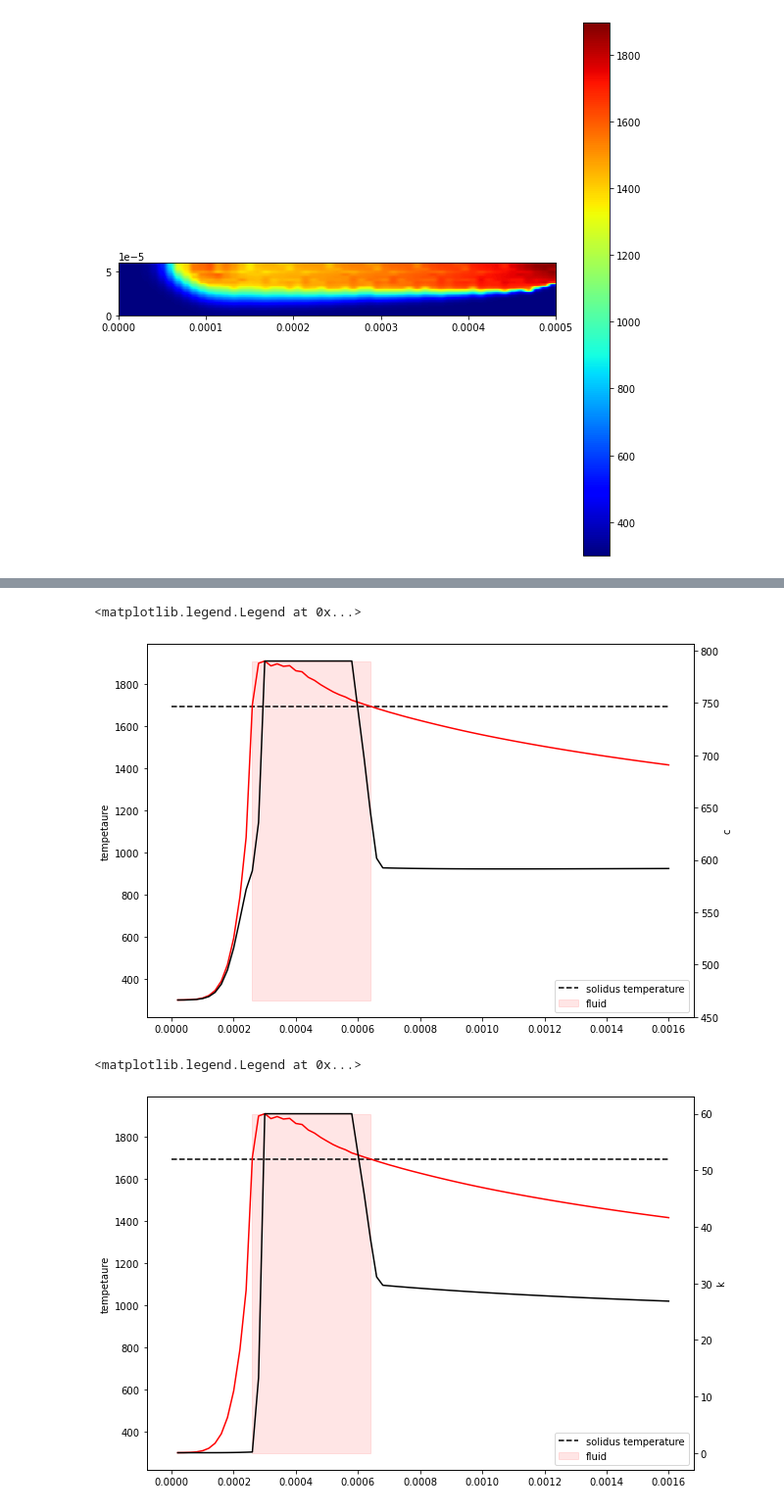
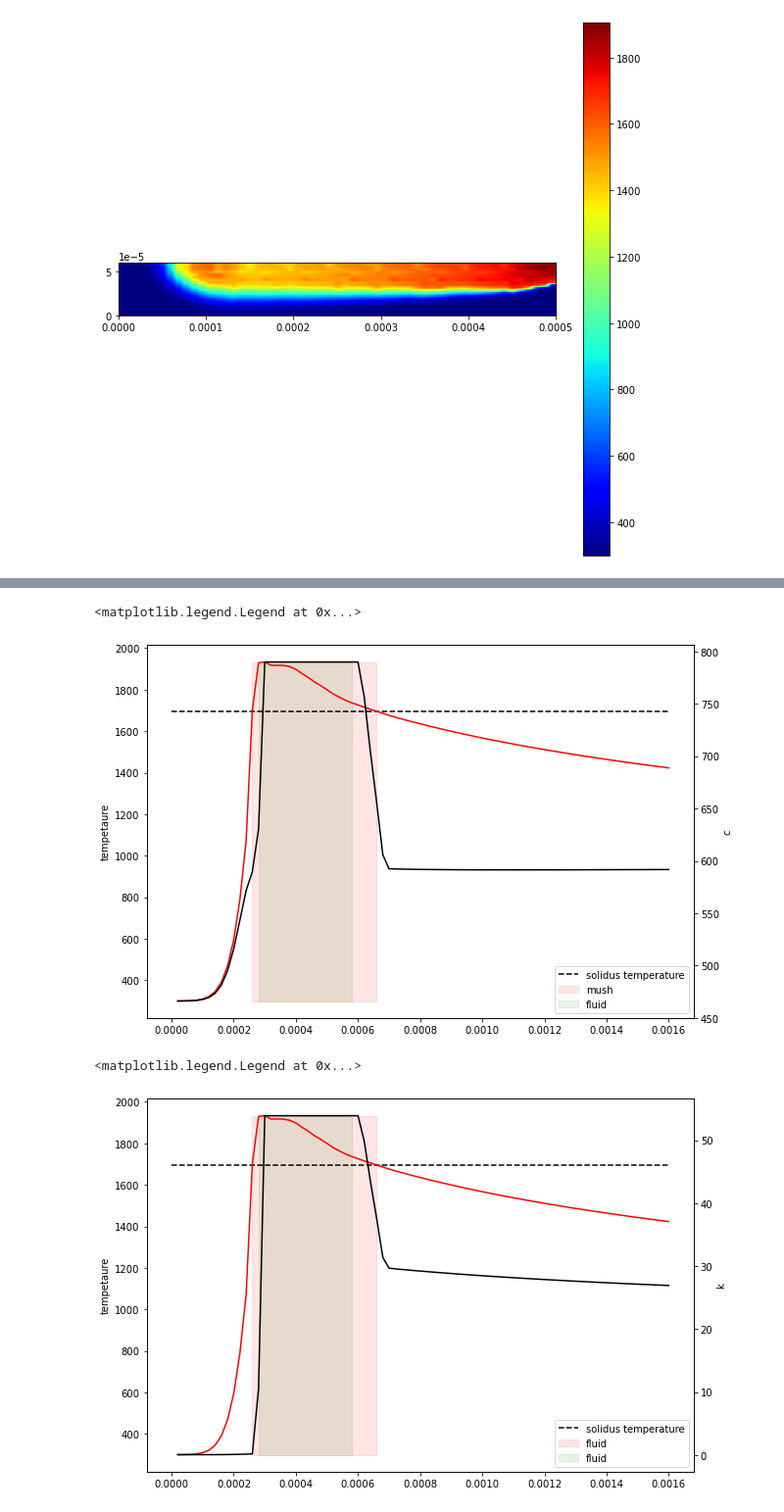
Before and after one commit to snilsn/SLM-finite-volumes, a Jupyter notebook: 3d heat convection.ipynb, the cells around one changed output, grey strips where cells are left out. Shown at 98% size. Cells and saved outputs as stored; diff of their text form; code cells hidden in the pictures.

Commit message:
effective melting conductivity applied

```diff
--- a/3d heat convection.ipynb
+++ b/3d heat convection.ipynb
@@ -20,7 +20,7 @@ pressure = CellVariable(mesh = mesh, name = 'pressure')
 v_x = CellVariable(mesh = mesh, name = 'x-velocity', value=10.0)
 v_y = CellVariable(mesh = mesh, name = 'y-velocity', value=0.0)
 v_z = CellVariable(mesh = mesh, name = 'z-velocity', value=0.0)
-sensible_heat = CellVariable(mesh = mesh, name = 'sensible heat', value=0.0)
+sensible_heat = CellVariable(mesh = mesh, name = 'sensible heat', value=0.0, hasOld=True)
 
 velocity = CellVariable(mesh = mesh, name = 'velocity', rank = 1, value = numerix.array([numerix.array(v_x), numerix.array(v_y), numerix.array(v_z)]))
 # %%
@@ -33,37 +33,25 @@ time = 0.0
 #layer of laser impact:
 N = round(mesh.nz / layers) * layer - 1
 
-#initializing the parameters
-liquid = fct.get_liquid_fraction(temperature, mesh, steel_T_S, steel_T_L)
-molten_cells = CellVariable(mesh = mesh, name = 'molten cells', value = 0.0)
-laser_factor = CellVariable(mesh = mesh, value = ((1-liquid)*steel_powder_absoprtion+liquid*steel_liquid_absoprtion)*distribution_factor*laser_power/(numerix.pi*beam_radius**2*layer_thickness))
-c = (1-liquid)*fct.get_effective_specific_heat(argon_density, steel_density, packing_efficiency, argon_density, temperature, mesh) + liquid*steel_fluid_c
-k = (1-liquid)*fct.get_effective_cond(mesh, temperature, packing_efficiency)+liquid*fct.get_steel_thermal_conductivity(mesh, temperature)
-rho = fct.get_effective_density(argon_density, steel_density, packing_efficiency)*(1-liquid) + liquid*steel_density_liquid
-alpha = k/(rho*c)
-
-liquid_old = liquid
-
-#initializing the source term
-source_value = laser_factor*numerix.exp(-distribution_factor*((x-x_pos)**2+(y-hatch*hatch_width)**2)/beam_radius**2)*dt
-source = numerix.where(numerix.absolute(z-layer*layer_thickness) < layer_thickness, source_value, 0.0)
-source_term = CellVariable(mesh = mesh, name = 'source', value=source)
-
-konv_diff_eq = TransientTerm(var = sensible_heat) == DiffusionTerm(var = sensible_heat, coeff=alpha) + source_term - (liquid-liquid_old)*steel_latent_heat
-
-#setting the dh/dz boundary condition
-heat_radiation = -c.faceValue[mesh.facesTop]*sigma+steel_emissivity*(temperature.faceValue[mesh.facesTop]**4-300**4)/k.faceValue[mesh.facesTop]
-sensible_heat.faceGrad[2].constrain(heat_radiation, where = mesh.facesTop)
-
+#measure here:
 middle = -int(N_x*11+35)
 
+#lists of measuremnts
 c_measure = []
 k_measure = []
 t_measure = []
 time_measure = []
 # %%
+liquid = fct.get_liquid_fraction(temperature, mesh, steel_T_S, steel_T_L)
+liquid_old = liquid
+molten_cells = CellVariable(name = 'molten', mesh = mesh, value = 0.0)
+source_term = CellVariable(name = 'source', mesh = mesh, value = 0.0)
+
+sweeps = 10
+
 for i in range(time_steps):
 
+    sensible_heat.updateOld()
     print(i)
     print(time)
 
@@ -80,7 +68,7 @@ for i in range(time_steps):
 
     #update material paramters:
     c = fct.get_specific_heat(temperature, liquid, molten_cells, argon_density, steel_density, packing_efficiency, steel_T_S, steel_fluid_c)
-    k = fct.get_thermal_conductivity(temperature, packing_efficiency, molten_cells, liquid, steel_cond_fluid, steel_T_S)
+    k = fct.get_thermal_conductivity(temperature, packing_efficiency, molten_cells, liquid, steel_cond_fluid, steel_T_S, N_IH)
     rho = fct.get_effective_density(argon_density, steel_density, packing_efficiency)*(1-liquid) + liquid*steel_density_liquid
     alpha = k/(rho*c)
 
@@ -92,8 +80,9 @@ for i in range(time_steps):
     heat_radiation = -c.faceValue[mesh.facesTop]*sigma+steel_emissivity*(temperature.faceValue[mesh.facesTop]**4-300**4)/k.faceValue[mesh.facesTop]
     sensible_heat.faceGrad[2].constrain(heat_radiation, where = mesh.facesTop)
 
-    res = konv_diff_eq.solve(dt = dt)
-    del konv_diff_eq
+    for i in range(3):
+        res = konv_diff_eq.sweep(dt = dt)
+        print(res)
 
     #calculate temperature change and add:
     temperature.setValue(numerix.array(temperature) + 1/c*(sensible_heat-heat_old))
@@ -199,7 +188,10 @@ ax1.set_ylabel('tempetaure')
 ax1.hlines(steel_T_S, 0, time_measure[-1], 'k',linestyle = '--', label = 'solidus temperature')
 #ax1.hlines(steel_T_L, 0, time_measure[-1], 'y',linestyle = '--',label = 'liquidus temperature')
 mask = t_measure>steel_T_S
-ax1.fill_betweenx([np.min(t_measure), np.max(t_measure)], time_measure[mask][0], time_measure[mask][-1], color = 'red', alpha = 0.1, label = 'fluid')
+ax1.fill_betweenx([np.min(t_measure), np.max(t_measure)], time_measure[mask][0], time_measure[mask][-1], color = 'red', alpha = 0.1, label = 'mush')
+
+mask = t_measure>steel_T_L
+ax1.fill_betweenx([np.min(t_measure), np.max(t_measure)], time_measure[mask][0], time_measure[mask][-1], color = 'green', alpha = 0.1, label = 'fluid')
 
 ax2 = ax1.twinx()
 ax2.plot(time_measure, c_measure, 'k-')
@@ -208,23 +200,26 @@ ax2.set_ylabel('c')
 ax1.legend(loc = 'lower right')
 # %% [output]
 <matplotlib.legend.Legend at 0x...>
-[figure, old version]
+[figure, new version]
 # %%
 fig, ax1 = plt.subplots()
 fig.set_figheight(7)
 fig.set_figwidth(10)
 
 ax1.plot(time_measure, t_measure, 'r-')
 ax1.set_ylabel('tempetaure')
 ax1.hlines(steel_T_S, 0, time_measure[-1], 'k',linestyle = '--', label = 'solidus temperature')
 mask = t_measure>steel_T_S
 ax1.fill_betweenx([np.min(t_measure), np.max(t_measure)], time_measure[mask][0], time_measure[mask][-1], color = 'red', alpha = 0.1, label = 'fluid')
 
+mask = t_measure>steel_T_L
+ax1.fill_betweenx([np.min(t_measure), np.max(t_measure)], time_measure[mask][0], time_measure[mask][-1], color = 'green', alpha = 0.1, label = 'fluid')
+
 ax2 = ax1.twinx()
 ax2.plot(time_measure, k_measure, 'k-')
 ax2.set_ylabel('k')
 
 ax1.legend(loc = 'lower right')
 # %% [output]
 <matplotlib.legend.Legend at 0x...>
-[figure, old version]
+[figure, new version]
```
Also changed, not shown: parts of 10 cells of this notebook, 3 other files.
